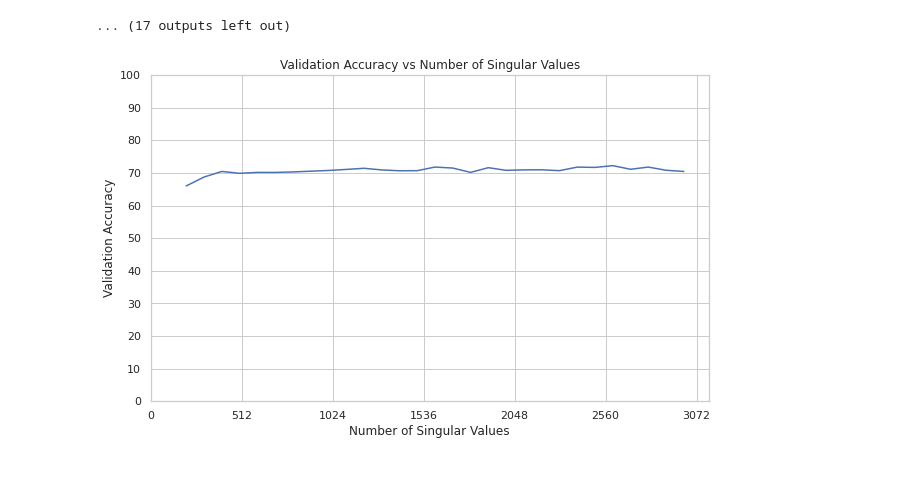
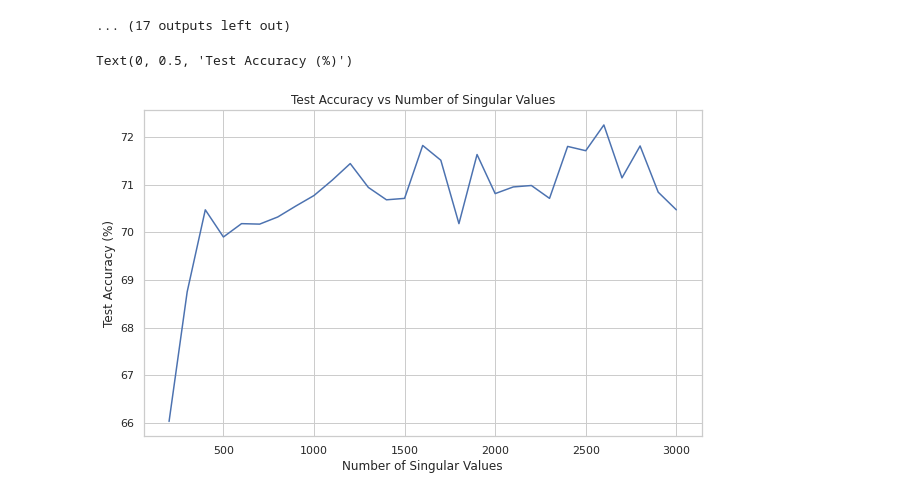
Before and after one commit to JustKong13/distilled-image-dataset, a Jupyter notebook: experiments.ipynb, the cells around one changed output. Drawn from its saved outputs; the diff is of its cells as text; code cells hidden in the pictures.

```diff
--- a/experiments.ipynb
+++ b/experiments.ipynb
@@ -160,21 +160,14 @@ Model saved as model_1300.pth
 # %%
 import seaborn as sns
 
 
 sns.set(style="whitegrid")
 plt.figure(figsize=(10, 6))
-sns.lineplot(x=singular_values, y=accuracies, markers='o', color='b')
+sns.lineplot(x=singular_values, y=accuracies, markers='-o', color='b')
 
-# Customizing the plot
-plt.xticks(np.arange(0, 3073, 512))
-plt.yticks(np.arange(0, 110, 10))
-# plt.ylim(0, 100)
-# plt.xlim(0, 3072)
-plt.xlabel('Number of Singular Values')
-plt.ylabel('Validation Accuracy')
-plt.title('Validation Accuracy vs Number of Singular Values')
-
-# Save the plot
-plt.savefig('./teaser/singular_values_vs_accuracy_seaborn.png')
+plt.title("Test Accuracy vs Number of Singular Values")
+plt.xlabel("Number of Singular Values")
+plt.ylabel("Test Accuracy (%)")
 # %% [output]
+Text(0, 0.5, 'Test Accuracy (%)')
-[figure, old version]
+[figure, new version]
```
Also changed, not shown: 5 other files.
